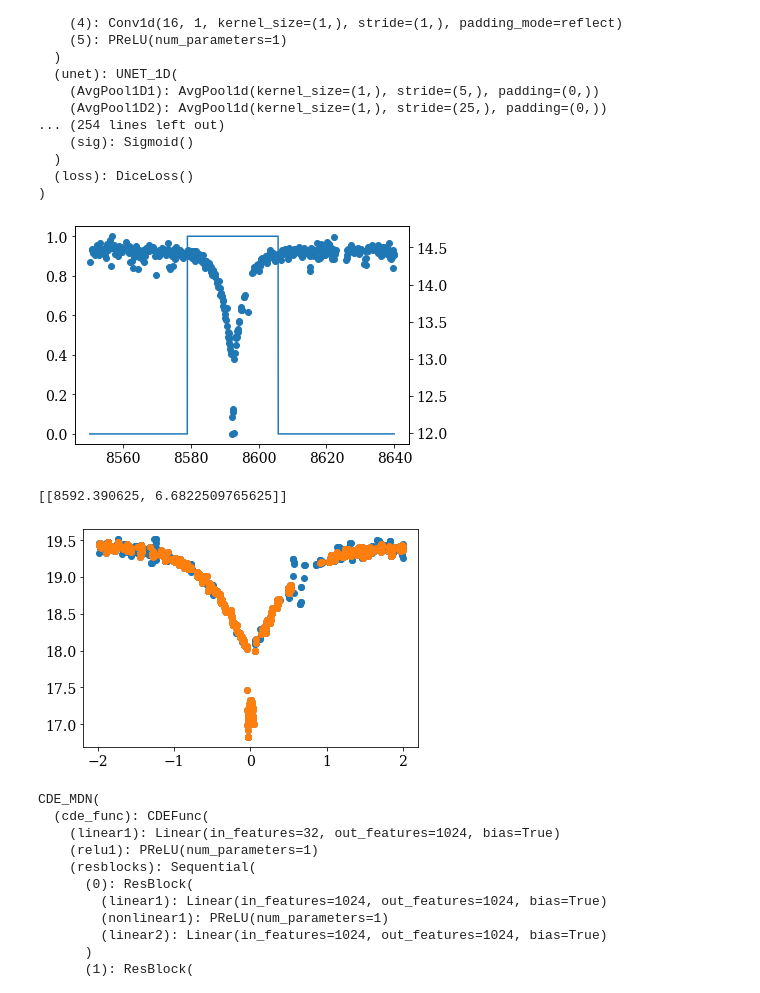
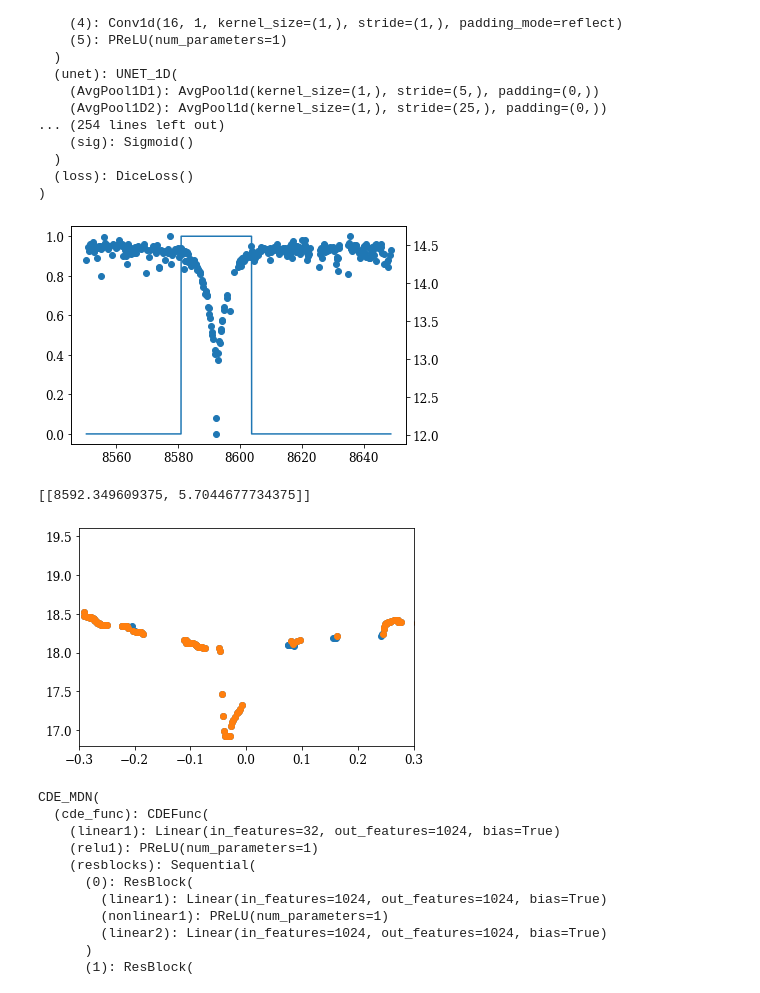
Before and after one commit to haimengzhao/magic-microlensing, a Jupyter notebook: test_KMT.ipynb, the cells around one changed output. Drawn from its saved outputs; the diff is of its cells as text; code cells hidden in the pictures.

```diff
--- a/test_KMT.ipynb
+++ b/test_KMT.ipynb
@@ -24,8 +25,15 @@ plt.rcParams["font.family"] = "serif"
 plt.rcParams['mathtext.fontset'] = 'cm'
 plt.rcParams['mathtext.rm'] = 'serif'
 plt.rc('font', size=14)
+# %%
+gap = True
 # %%
-x_orig = np.loadtxt('./KMT/kb190371_aligned.csv', delimiter=',', skiprows=1, usecols=(2, 5, 6))
+if gap:
+    tel = pd.read_csv('./KMT/kb190371_aligned.csv', skiprows=0, usecols=[0, 2, 5, 6])
+    tel = tel[(tel['Tel'] != 'KMTS01') & (tel['Tel'] != 'KMTS41')]
+    x_orig = tel[['HJD', 'mag_aligned', 'e_mag_aligned']].to_numpy()
+else:
+    x_orig = np.loadtxt('./KMT/kb190371_aligned.csv', delimiter=',', skiprows=1, usecols=(2, 5, 6))
 order = np.argsort(x_orig[:, 0])
 x_orig = x_orig[order]
 err = x_orig[:, -1]
@@ -33,8 +41,12 @@ x_orig = x_orig[:, :-1]
 x = x_orig
 err = err[x[:, 0] > 8550]
 x = x[x[:, 0] > 8550]
-err = err[x[:, 0] < 8640]
-x = x[x[:, 0] < 8640]
+if gap:
+    err = err[x[:, 0] < 8650]
+    x = x[x[:, 0] < 8650]
+else:
+    err = err[x[:, 0] < 8640]
+    x = x[x[:, 0] < 8640]
 # %%
 plt.scatter(x[:, 0], x[:, 1])
 print(len(x))
@@ -111,21 +123,21 @@ plt.scatter(x[:, 0], x[:, 1])
 # plt.xlim(8580, 8610)
 plt.show()
 # %% [output]
-[figure, old version]
+[figure, new version]
 # %%
 pred_t.tolist()
 # %% [output]
-[[8592.390625, 6.6822509765625]]
+[[8592.349609375, 5.7044677734375]]
 # %%
-# tel = pd.read_csv('./kb190371_aligned.csv', skiprows=0, usecols=[0, 2, 5, 6])
-# tel = tel[(tel['Tel'] != 'KMTS01') & (tel['Tel'] != 'KMTS41')]
-# x_orig = tel[['HJD', 'mag_aligned', 'e_mag_aligned']].to_numpy()
-x_orig = np.loadtxt('./KMT/kb190371_aligned.csv', delimiter=',', skiprows=1, usecols=(2, 5, 6))
+tel = pd.read_csv('./KMT/kb190371_aligned.csv', skiprows=0, usecols=[0, 2, 5, 6])
+tel = tel[(tel['Tel'] != 'KMTS01') & (tel['Tel'] != 'KMTS41')]
+x_orig = tel[['HJD', 'mag_aligned', 'e_mag_aligned']].to_numpy()
+# x_orig = np.loadtxt('./KMT/kb190371_aligned.csv', delimiter=',', skiprows=1, usecols=(2, 5, 6))
 order = np.argsort(x_orig[:, 0])
 x_orig = x_orig[order]
 err = x_orig[:, -1]
 x_orig = x_orig[:, :-1]
-t0 = 8592.392; tE = 6.55
+# t0 = 8592.392; tE = 6.55
 t0, tE = pred_t[0]
 x_orig[:, 0] = (x_orig[:, 0] - t0)/tE
 ind = (x_orig[:, 0] > -2) * (x_orig[:, 0] < 2)
@@ -137,22 +149,22 @@ err = err[ind]
 # err = err[~ind]
 x = x_orig.copy()
 # %%
-# x[:, 1] = medfilt(x[:, 1], 7)
-x[:, 1] = medfilt(x[:, 1], 5)
+x[:, 1] = medfilt(x[:, 1], 7)
+# x[:, 1] = medfilt(x[:, 1], 5)
 # x[x[:, 0] < -0.1, 1] = medfilt(x[x[:, 0] < -0.1, 1], 5)
 # x[x[:, 0] > 0.1, 1] = medfilt(x[x[:, 0] > 0.1, 1], 5)
 # %%
 threshold = 0.06
 plt.scatter(x[:, 0], x[:, 1])
 plt.scatter(x[err<threshold, 0], x[err<threshold, 1])
-# plt.xlim(-0.3, 0.3)
+plt.xlim(-0.3, 0.3)
 len(x[err<threshold, 0])
 ind = err < threshold
 x = x[ind]
 err = err[ind]
 x[:, 1] = (x[:, 1] - mbase) / 0.2
 # %% [output]
-[figure, old version]
+[figure, new version]
 # %%
 data = torch.tensor(x.reshape(1, *x.shape))
 # depth = 3; window_length = 4
```
Also changed, not shown: parts of 10 cells of this notebook.
